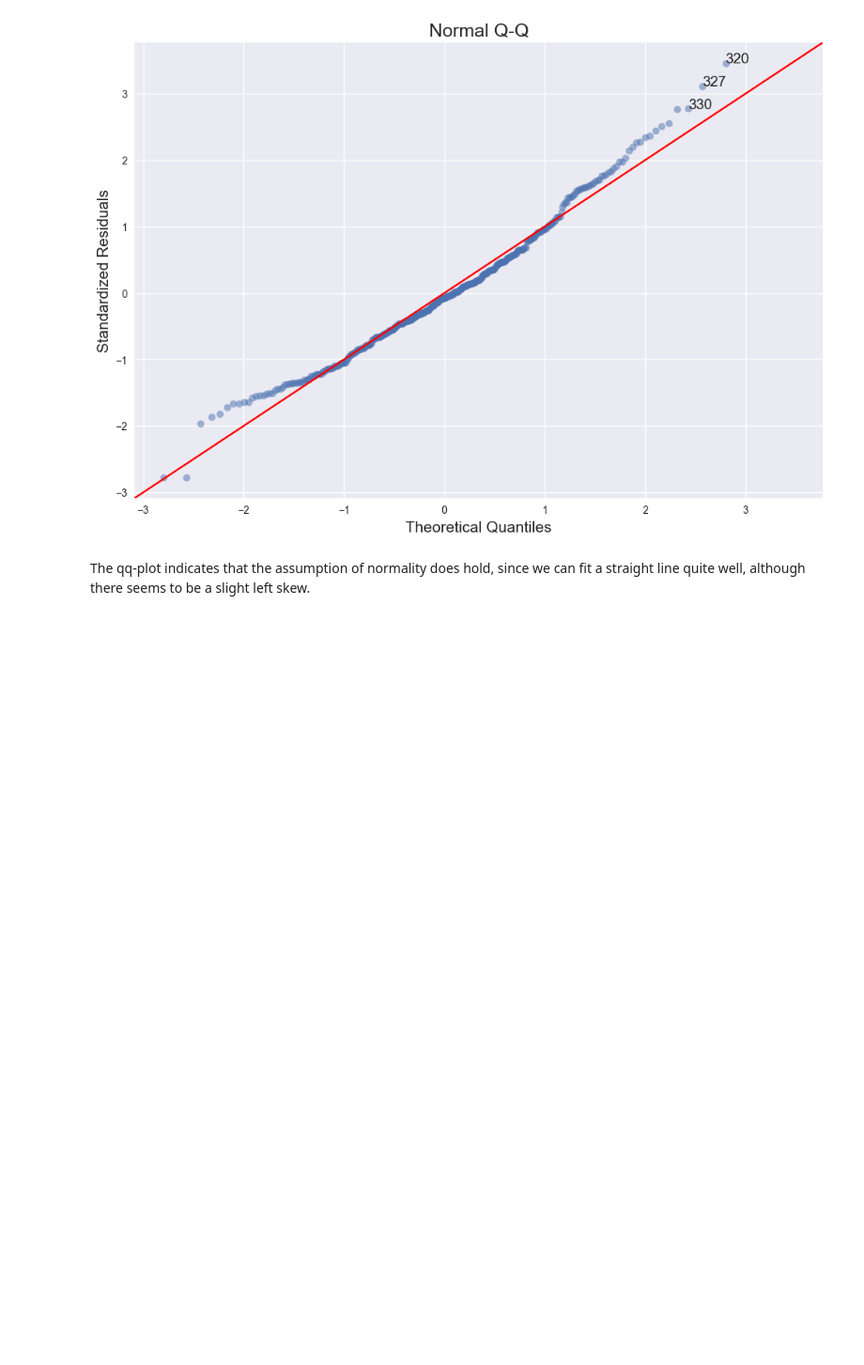
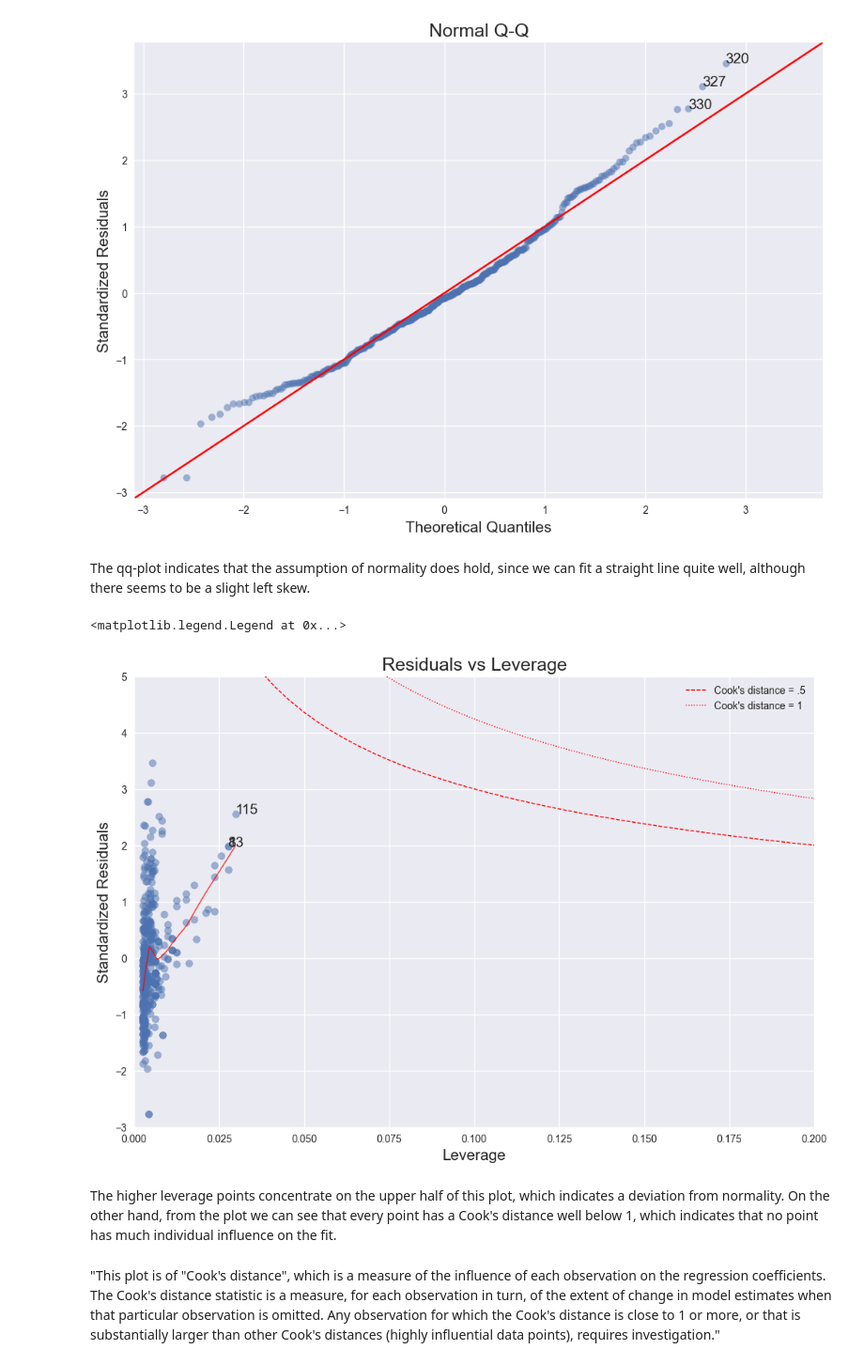
Before and after one commit to MaxBiber/statistics, a Jupyter notebook: auto_notebook.ipynb, the cells around one changed output. Shown at 94% size. Saved outputs shown, nothing was run; the diff lists cells and outputs as text; code cells hidden in the pictures; blank space fills up the shorter version.

Commit message:
points influence

```diff
--- a/auto_notebook.ipynb
+++ b/auto_notebook.ipynb
@@ -270,7 +270,7 @@ model_norm_residuals_abs_sqrt = np.sqrt(np.abs(model_norm_residuals))
 model_abs_resid = np.abs(model_residuals)
 
 # leverage, from statsmodels internals
-model_leverage = model_fit.get_influence().hat_matrix_diag
+model_leverage = res.get_influence().hat_matrix_diag
 
 # cook's distance, from statsmodels internals
-model_cooks = model_fit.get_influence().cooks_distance[0]
+model_cooks = res.get_influence().cooks_distance[0]
@@ -341,3 +325,52 @@ for r, i in enumerate(abs_norm_resid_top_3):
 [figure]
 # %% [markdown]
 The qq-plot indicates that the assumption of normality does hold, since we can fit a straight line quite well, although there seems to be a slight left skew.
+# %%
+plot_lm_4 = plt.figure(4)
+plot_lm_4.set_figheight(8)
+plot_lm_4.set_figwidth(12)
+
+plt.scatter(model_leverage, model_norm_residuals, alpha=0.5)
+sns.regplot(x=model_leverage, y=model_norm_residuals,
+            scatter=False,
+            ci=False,
+            lowess=True,
+            line_kws={'color': 'red', 'lw': 1, 'alpha': 0.8})
+
+plot_lm_4.axes[0].set_xlim(0, 0.20)
+plot_lm_4.axes[0].set_ylim(-3, 5)
+plot_lm_4.axes[0].set_title('Residuals vs Leverage')
+plot_lm_4.axes[0].set_xlabel('Leverage')
+plot_lm_4.axes[0].set_ylabel('Standardized Residuals')
+
+# annotations
+leverage_top_3 = np.flip(np.argsort(model_cooks), 0)[:3]
+
+for i in leverage_top_3:
+    plot_lm_4.axes[0].annotate(i,
+                               xy=(model_leverage[i],
+                                   model_norm_residuals[i]))
+
+# shenanigans for cook's distance contours
+def graph(formula, x_range, label=None, ls='-'):
+    x = x_range
+    y = formula(x)
+    plt.plot(x, y, label=label, lw=1, ls=ls, color='red')
+
+p = len(res.params) # number of model parameters
+
+graph(lambda x: np.sqrt((0.5 * p * (1 - x)) / x),
+      np.linspace(0.001, 0.200, 50),
+      'Cook\'s distance = .5', ls='--') # 0.5 line
+
+graph(lambda x: np.sqrt((1 * p * (1 - x)) / x),
+      np.linspace(0.001, 0.200, 50), 'Cook\'s distance = 1', ls=':') # 1 line
+
+plt.legend(loc='upper right')
+# %% [output]
+<matplotlib.legend.Legend at 0x...>
+[figure, added]
+# %% [markdown]
+The higher leverage points concentrate on the upper half of this plot, which indicates a deviation from normality. On the other hand, from the plot we can see that every point has a Cook's distance well below 1, which indicates that no point has much individual influence on the fit.
+# %% [markdown]
+"This plot is of "Cook's distance", which is a measure of the influence of each observation on the regression coefficients. The Cook's distance statistic is a measure, for each observation in turn, of the extent of change in model estimates when that particular observation is omitted. Any observation for which the Cook's distance is close to 1 or more, or that is substantially larger than other Cook's distances (highly influential data points), requires investigation."
```
Also changed, not shown: parts of 3 cells of this notebook.
